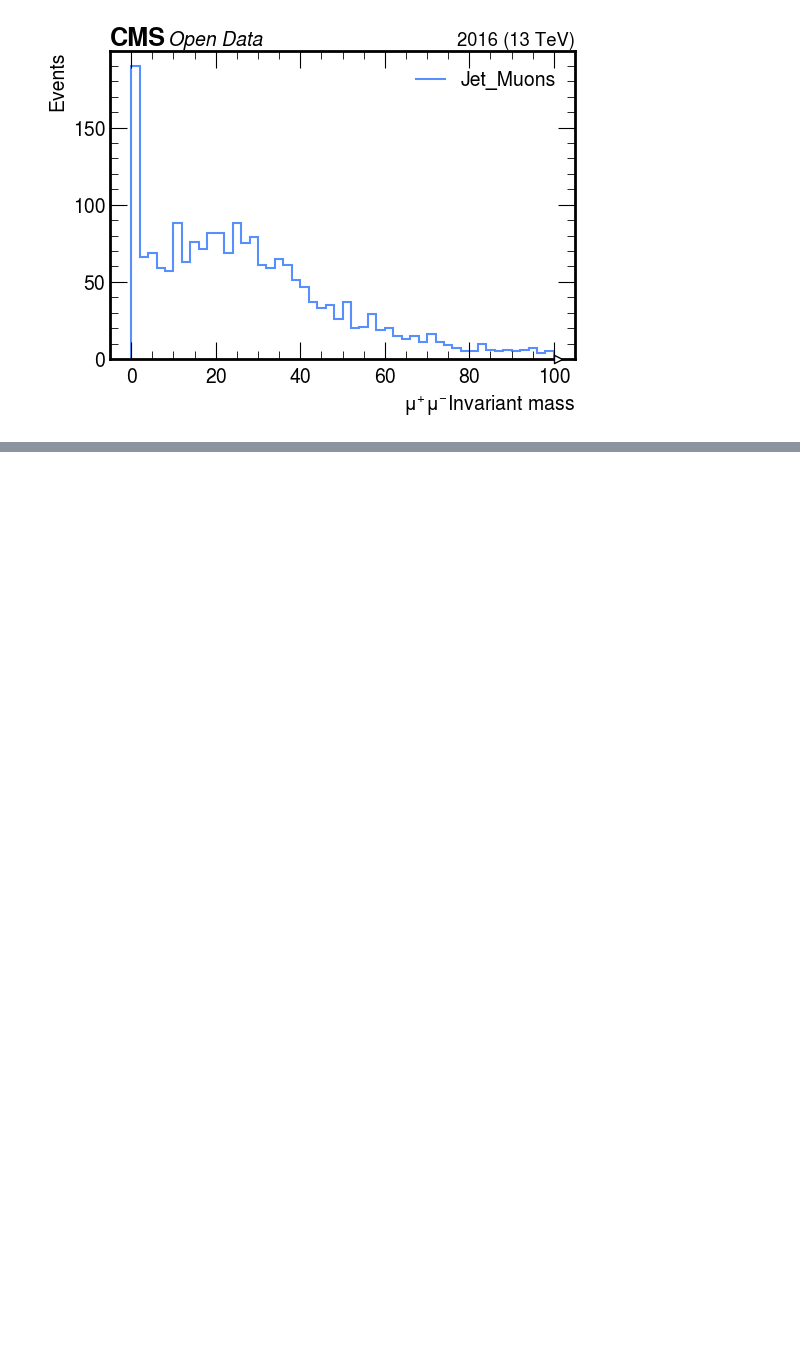
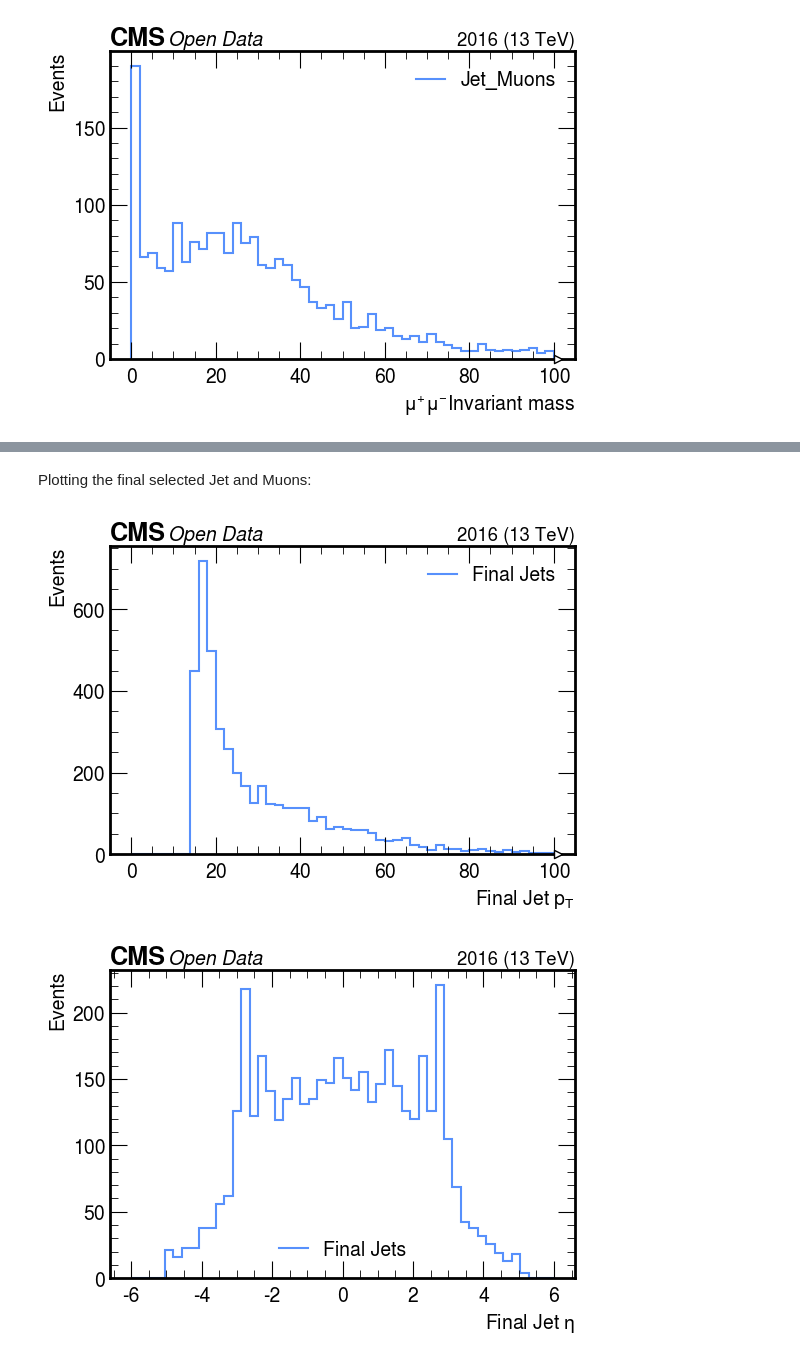
Before and after one commit to xondikoi03/charmTaggingAnalysis, a Jupyter notebook: Coffea/notebooks/charmAnalysis.ipynb, the cells around one changed output, grey strips where cells are left out. Saved outputs shown, nothing was run; the diff lists cells and outputs as text; code cells hidden in the pictures; blank space fills up the shorter version.

```diff
--- a/Coffea/notebooks/charmAnalysis.ipynb
+++ b/Coffea/notebooks/charmAnalysis.ipynb
@@ -515,0 +571,29 @@ make_hist(
+# %% [markdown]
+Plotting the final selected Jet and Muons:
+# %%
+# Jet Pt with final cuts:
+Final_Jet_Pt = dak.flatten(Jet_Events.Jet.pt)
+make_hist(
+    Final_Jet_Pt,
+    50, 0, 100,
+    "Final Jet $p_{T}$",
+    "Events",
+    "Final Jets",
+    fname="Plots/FinalJet_pT.png",
+    logy=False
+)
+
+# Jet eta with final cuts:
+Final_Jet_eta = dak.flatten(Jet_Events.Jet.eta)
+make_hist(
+    Final_Jet_eta,
+    50, -6, 6,
+    "Final Jet $\\eta$",
+    "Events",
+    "Final Jets",
+    fname="Plots/FinalJet_eta.png",
+    logy=False
+)
+# %% [output]
+[figure, added]
+[figure, added]
```
Also changed, not shown: parts of 10 cells of this notebook, 6 other files.
